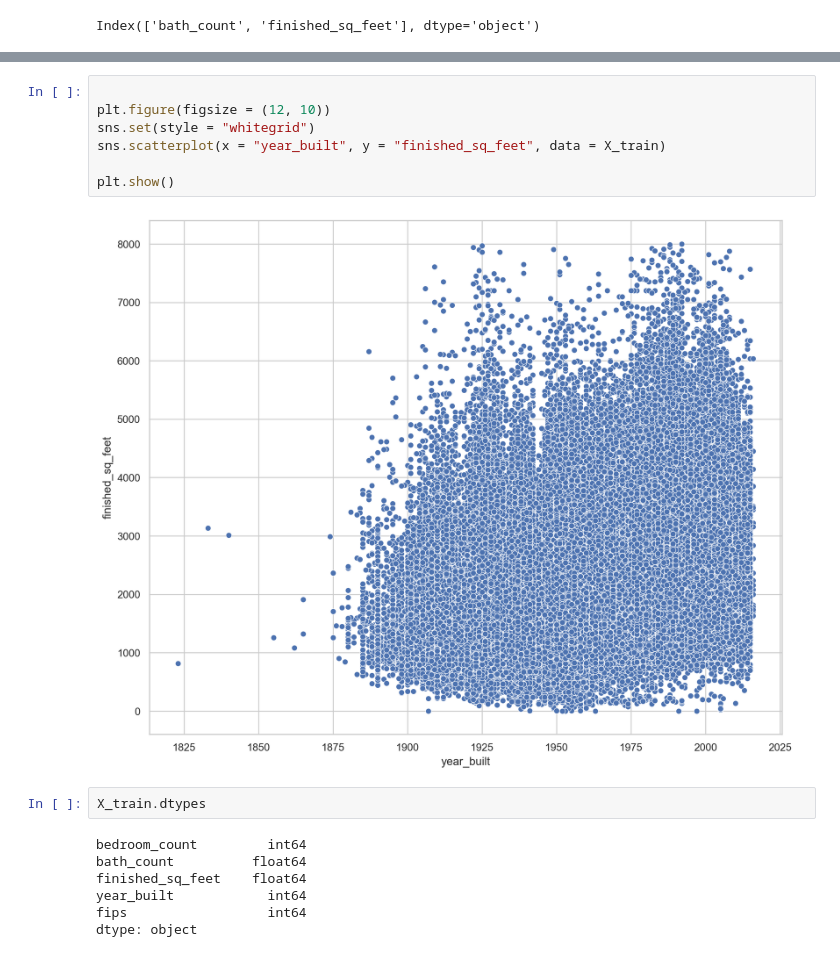
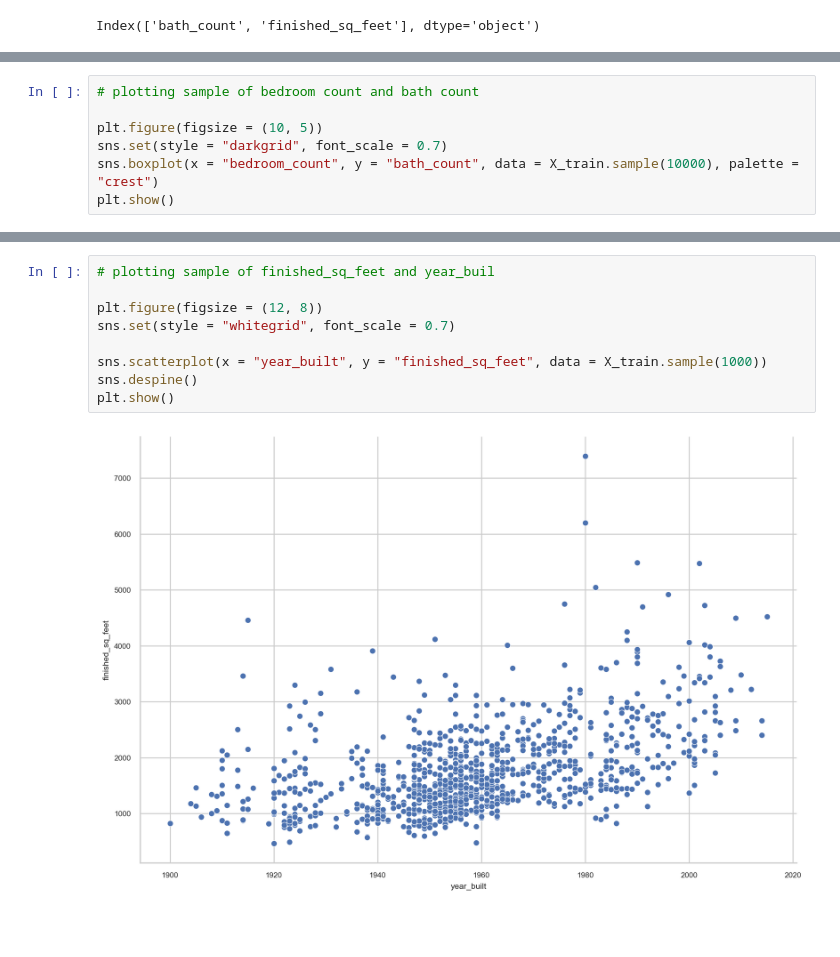
Before and after one commit to mijailmariano/regression-exercises, a Jupyter notebook: exploration.ipynb, the cells around one changed output, grey strips where cells are left out. Saved outputs shown, nothing was run; the diff lists cells and outputs as text; blank space fills up the shorter version.

```diff
--- a/exploration.ipynb
+++ b/exploration.ipynb
@@ -205,0 +206,7 @@ plt.show()
+# %%
+# plotting sample of bedroom count and bath count
+
+plt.figure(figsize = (10, 5))
+sns.set(style = "darkgrid", font_scale = 0.7)
+sns.boxplot(x = "bedroom_count", y = "bath_count", data = X_train.sample(10000), palette = "crest")
+plt.show()
@@ -206,18 +215,11 @@ plt.show()
 # %%
+# plotting sample of finished_sq_feet and year_buil
 
-plt.figure(figsize = (12, 10))
-sns.set(style = "whitegrid")
-sns.scatterplot(x = "year_built", y = "finished_sq_feet", data = X_train)
+plt.figure(figsize = (12, 8))
+sns.set(style = "whitegrid", font_scale = 0.7)
 
+sns.scatterplot(x = "year_built", y = "finished_sq_feet", data = X_train.sample(1000))
+sns.despine()
 plt.show()
 # %% [output]
-[figure, old version]
+[figure, new version]
-# %%
-X_train.dtypes
-# %% [output]
-bedroom_count         int64
-bath_count          float64
-finished_sq_feet    float64
-year_built            int64
-fips                  int64
-dtype: object
```
Also changed, not shown: parts of 16 cells of this notebook, 3 other files.
